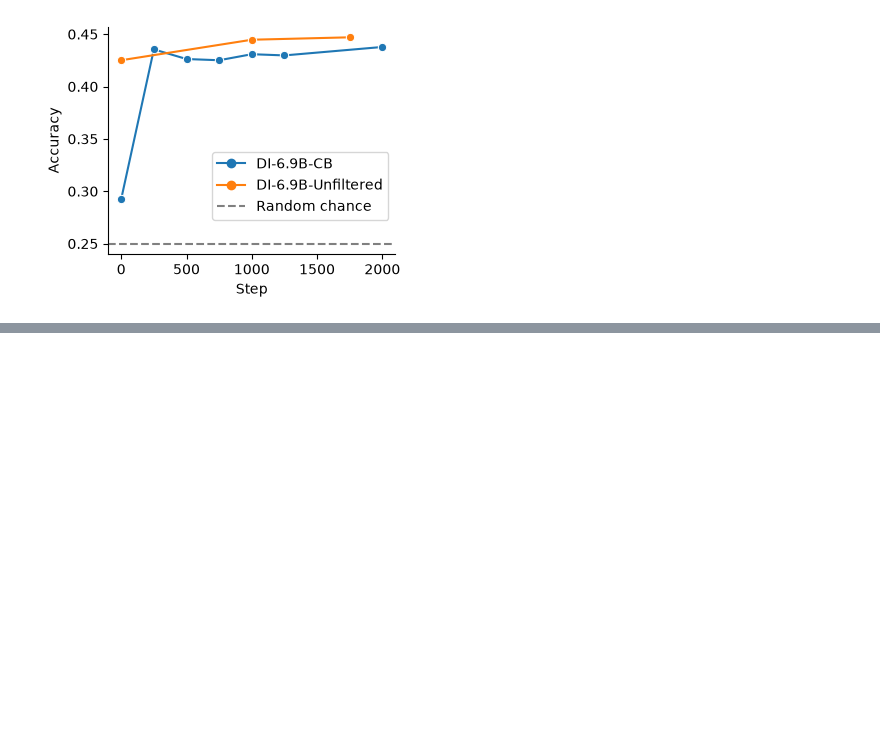
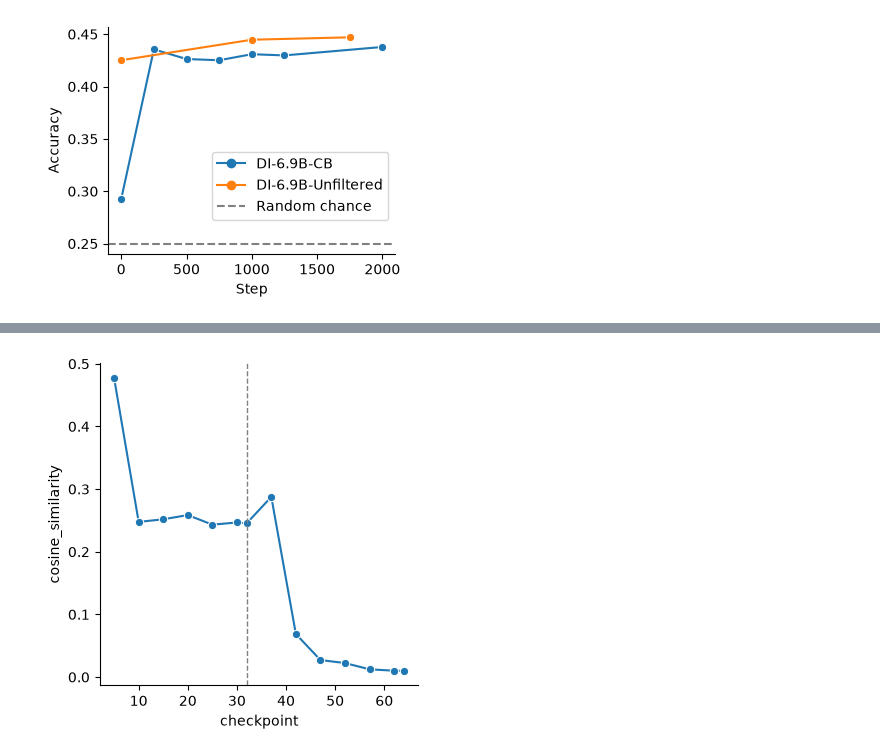
Before and after one commit to marawangamal/lilpipe, a Jupyter notebook: examples/tamper-resistance/scripts/analysis.ipynb, the cells around one changed output, grey strips where cells are left out. Drawn from its saved outputs; the diff is of its cells as text; code cells hidden in the pictures; blank space fills up the shorter version.

Commit message:
feat: update analysis (per sample cosim)

```diff
--- a/examples/tamper-resistance/scripts/analysis.ipynb
+++ b/examples/tamper-resistance/scripts/analysis.ipynb
@@ -81,0 +306,52 @@ g.ax.legend(
+# %%
+import glob
+import json
+import os
+import os.path as osp
+import re
+
+import pandas as pd
+import seaborn as sns
+
+root = "../artifacts/analysis/per_sample_param_grad_cosim"
+configs = [
+    {"name": "cb", "path": osp.join(root, "di-6.9b-wmdp-bio-unlearn-cb"), "offset": 0},
+    {
+        "name": "cb",
+        "path": osp.join(root, "di-6.9b-wmdp-bio-unlearn-cb-relearn"),
+        "offset": 32,
+    },
+]
+
+rows = []
+for config in configs:
+    files = sorted(
+        glob.glob(os.path.join(config["path"], "checkpoint-*.json")),
+        key=lambda path: int(re.search(r"checkpoint-(\d+)", path).group(1)),
+    )
+    for path in files:
+        with open(path) as f:
+            result = json.load(f)
+        rows.append(
+            {
+                "trajectory": config["name"],
+                "checkpoint": int(re.search(r"checkpoint-(\d+)", path).group(1))
+                + config["offset"],
+                "cosine_similarity": result["avg_cosine_similarity"],
+            }
+        )
+
+df = pd.DataFrame(rows)
+g = sns.relplot(
+    data=df,
+    x="checkpoint",
+    y="cosine_similarity",
+    kind="line",
+    marker="o",
+    height=4,
+)
+
+for ax in g.axes.flat:
+    ax.axvline(32, color="gray", linestyle="--", linewidth=1)
+# %% [output]
+[figure, added]
```
Also changed, not shown: parts of 2 cells of this notebook, 4 other files.
